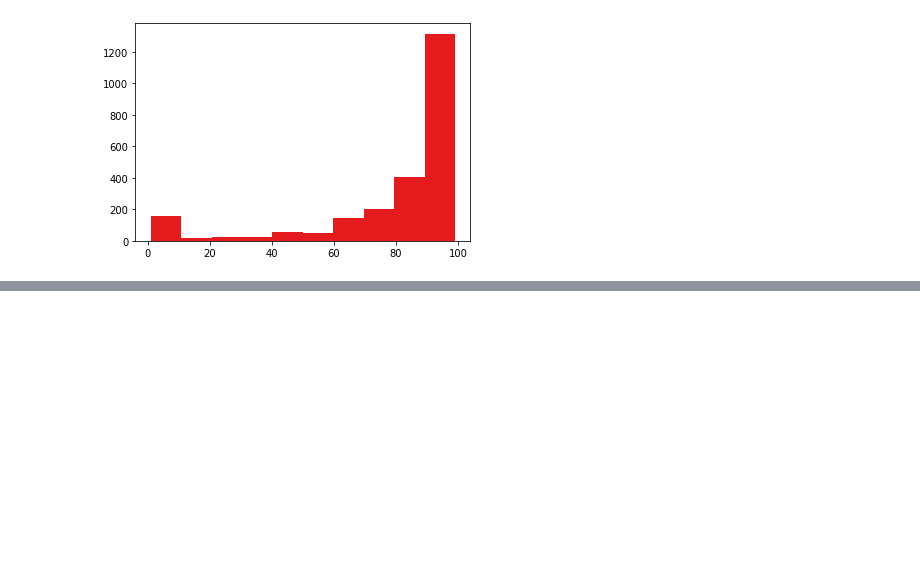
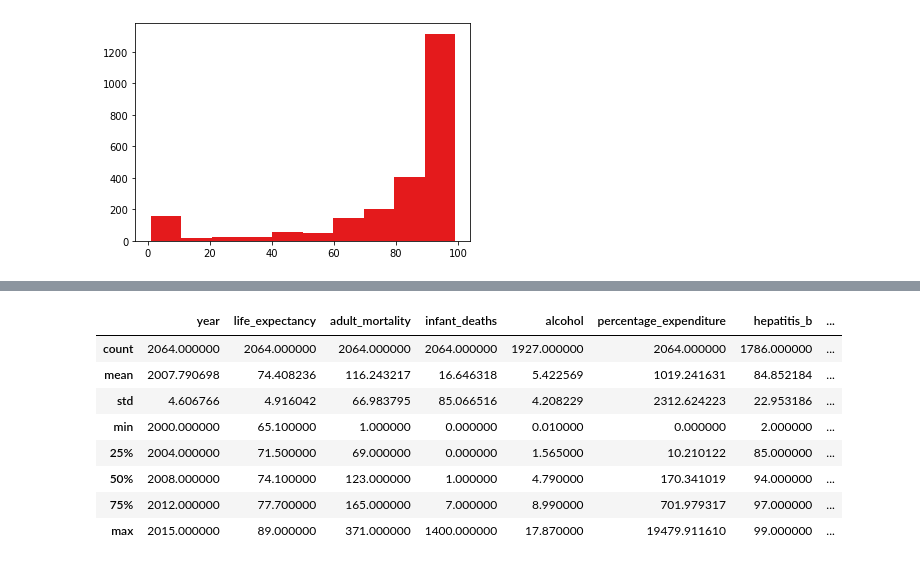
Before and after one commit to Vlarck/ICD, a Jupyter notebook: Projeto/Projeto.ipynb, the cells around one changed output, grey strips where cells are left out. Drawn from its saved outputs; the diff is of its cells as text; code cells hidden in the pictures; blank space fills up the shorter version.

```diff
--- a/Projeto/Projeto.ipynb
+++ b/Projeto/Projeto.ipynb
@@ -388,0 +393,12 @@ plt.hist(df['hepatitis_b'])
+# %%
+df.loc[df.life_expectancy > 65].describe()
+# %% [output]
+|  | year | life_expectancy | adult_mortality | infant_deaths | alcohol | percentage_expenditure | hepatitis_b | ... |
+| count | 2064.000000 | 2064.000000 | 2064.000000 | 2064.000000 | 1927.000000 | 2064.000000 | 1786.000000 | ... |
+| mean | 2007.790698 | 74.408236 | 116.243217 | 16.646318 | 5.422569 | 1019.241631 | 84.852184 | ... |
+| std | 4.606766 | 4.916042 | 66.983795 | 85.066516 | 4.208229 | 2312.624223 | 22.953186 | ... |
+| min | 2000.000000 | 65.100000 | 1.000000 | 0.000000 | 0.010000 | 0.000000 | 2.000000 | ... |
+| 25% | 2004.000000 | 71.500000 | 69.000000 | 0.000000 | 1.565000 | 10.210122 | 85.000000 | ... |
+| 50% | 2008.000000 | 74.100000 | 123.000000 | 1.000000 | 4.790000 | 170.341019 | 94.000000 | ... |
+| 75% | 2012.000000 | 77.700000 | 165.000000 | 7.000000 | 8.990000 | 701.979317 | 97.000000 | ... |
+| max | 2015.000000 | 89.000000 | 371.000000 | 1400.000000 | 17.870000 | 19479.911610 | 99.000000 | ... |
```
Also changed, not shown: parts of 3 cells of this notebook, 1 other file.
